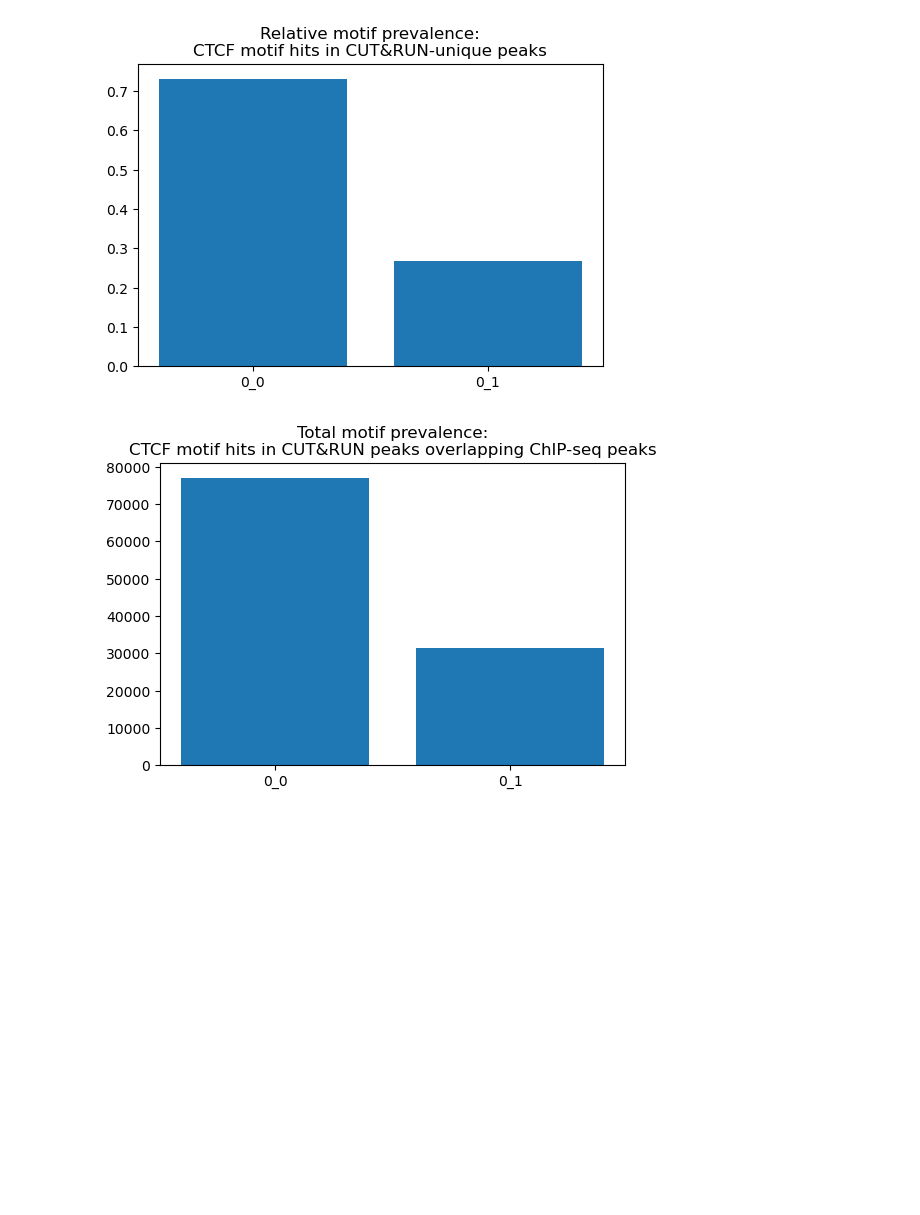
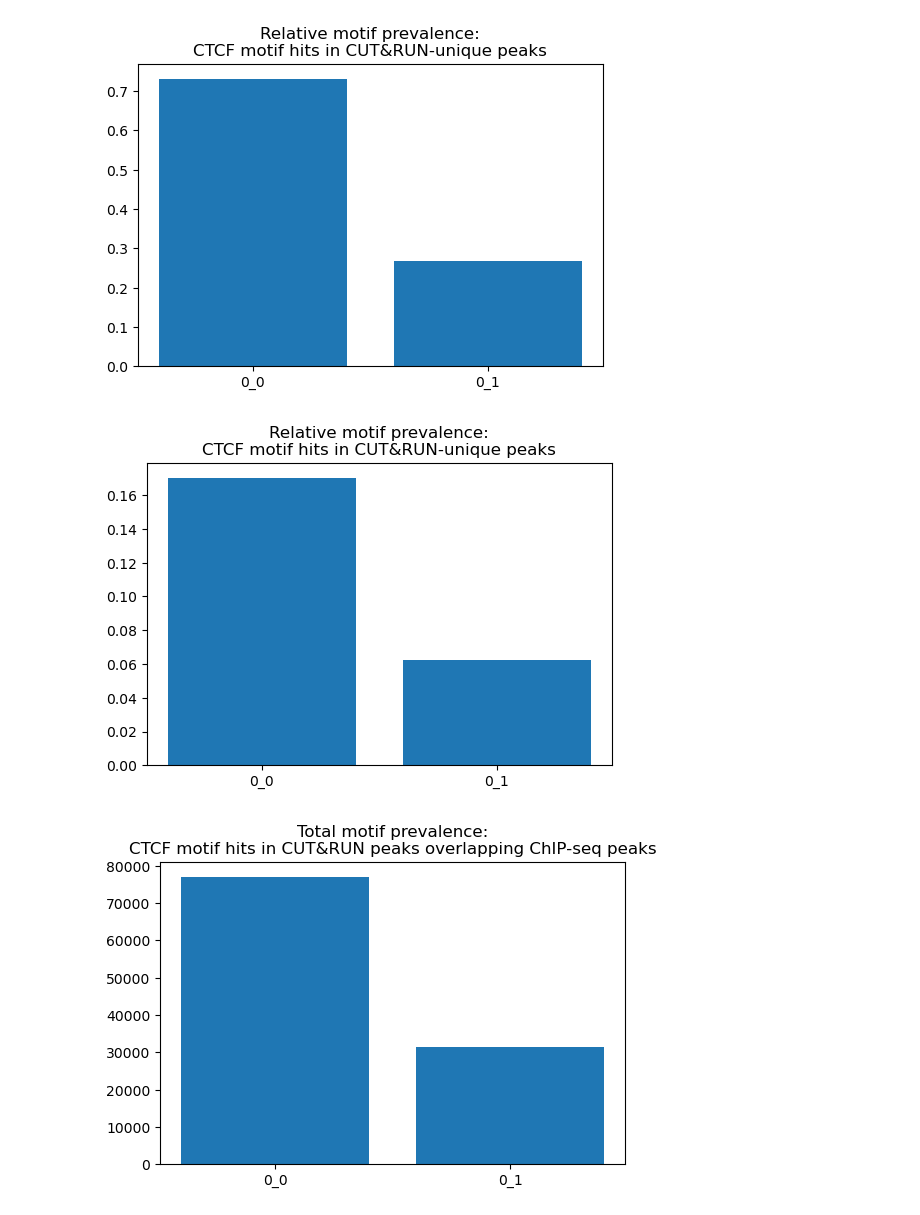
Before and after one commit to katie-sp/bpnet-internship, a Jupyter notebook: reports/katie_notebooks/round1_tasks_jan-mar2022/TASK_3/unique_peaks.ipynb, the cells around one changed output. Cells and saved outputs as stored; diff of their text form; code cells hidden in the pictures; blank space fills up the shorter version.

```diff
--- a/reports/katie_notebooks/round1_tasks_jan-mar2022/TASK_3/unique_peaks.ipynb
+++ b/reports/katie_notebooks/round1_tasks_jan-mar2022/TASK_3/unique_peaks.ipynb
@@ -139,6 +119,12 @@ fig = plt.bar(x = CTCF_motifs_unique_to_cutnrun.name.unique(),
 fig = plt.title('Relative motif prevalence:\nCTCF motif hits in CUT&RUN-unique peaks')
 # %% [output]
 [figure]
+# %%
+fig = plt.bar(x = CTCF_motifs_unique_to_cutnrun.name.unique(),
+              height = pd.value_counts(CTCF_motifs_unique_to_cutnrun.name) / len(CTCF_motifs_cutnrun))
+fig = plt.title('Relative motif prevalence:\nCTCF motif hits in CUT&RUN-unique peaks')
+# %% [output]
+[figure, added]
 # %%
 fig = plt.bar(x = CTCF_motifs_cutnrun_overlapping_chip.name.unique(),
               height = pd.value_counts(CTCF_motifs_cutnrun_overlapping_chip.name))
```
Also changed, not shown: parts of 26 cells of this notebook, 3 other files.
